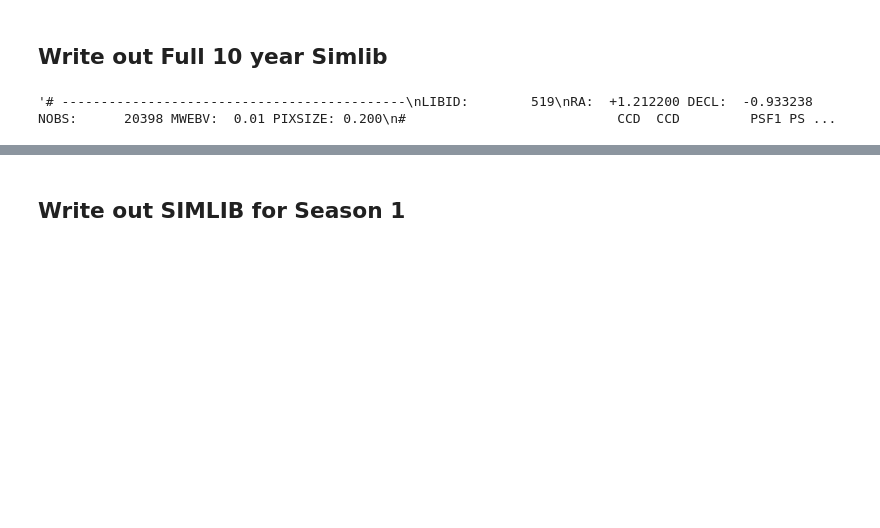
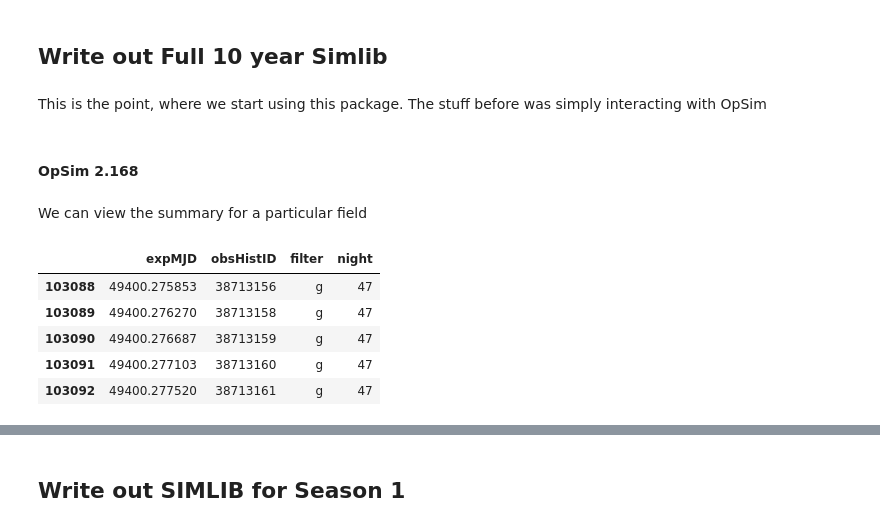
Before and after one commit to LSSTDESC/OpSimSummary, a Jupyter notebook: example/ExampleSimlib.ipynb, the cells around one changed output, grey strips where cells are left out. Drawn from its saved outputs; the diff is of its cells as text; code cells hidden in the pictures; blank space fills up the shorter version.

```diff
--- a/example/ExampleSimlib.ipynb
+++ b/example/ExampleSimlib.ipynb
@@ -133,4 +135,8 @@ oldSummary.fieldID.unique()
 array([ 311,  519,  526,  764, 1427, 2082, 2412, 2712, 2731, 2786])
 # %% [markdown]
 ## Write out Full 10 year Simlib
+# %% [markdown]
+This is the point, where we start using this package. The stuff before was simply interacting with OpSim
+# %% [markdown]
+#### OpSim 2.168
 # %%
@@ -138,6 +144,13 @@ OpSim_2_168_DeepFull = so.SummaryOpsim(oldSummary)
-# %%
-OpSim_2_168_DeepFull.fieldheader(519)
-# %% [output]
-'# --------------------------------------------\nLIBID:        519\nRA:  +1.212200 DECL:  -0.933238   NOBS:      20398 MWEBV:  0.01 PIXSIZE: 0.200\n#                           CCD  CCD         PSF1 PS ...
+# %% [markdown]
+We can view the summary for a particular field
+# %%
+OpSim_2_168_DeepFull.simlib(2082)[['expMJD','obsHistID','filter', 'night']].head()
+# %% [output]
+|  | expMJD | obsHistID | filter | night |
+| 103088 | 49400.275853 | 38713156 | g | 47 |
+| 103089 | 49400.276270 | 38713158 | g | 47 |
+| 103090 | 49400.276687 | 38713159 | g | 47 |
+| 103091 | 49400.277103 | 38713160 | g | 47 |
+| 103092 | 49400.277520 | 38713161 | g | 47 |
 # %%
 OpSim_2_168_DeepFull.writeSimlib('OpSim_2.168.DEEP.Full')
```
Also changed, not shown: parts of 12 cells of this notebook, 2 other files.
